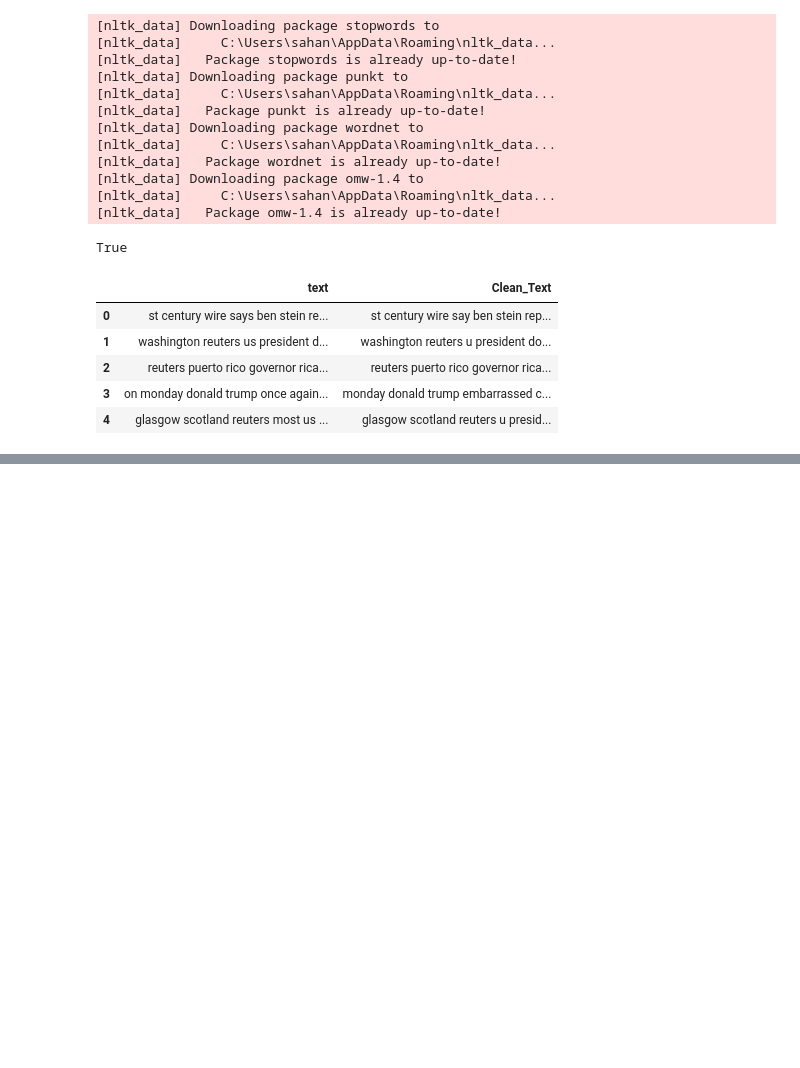
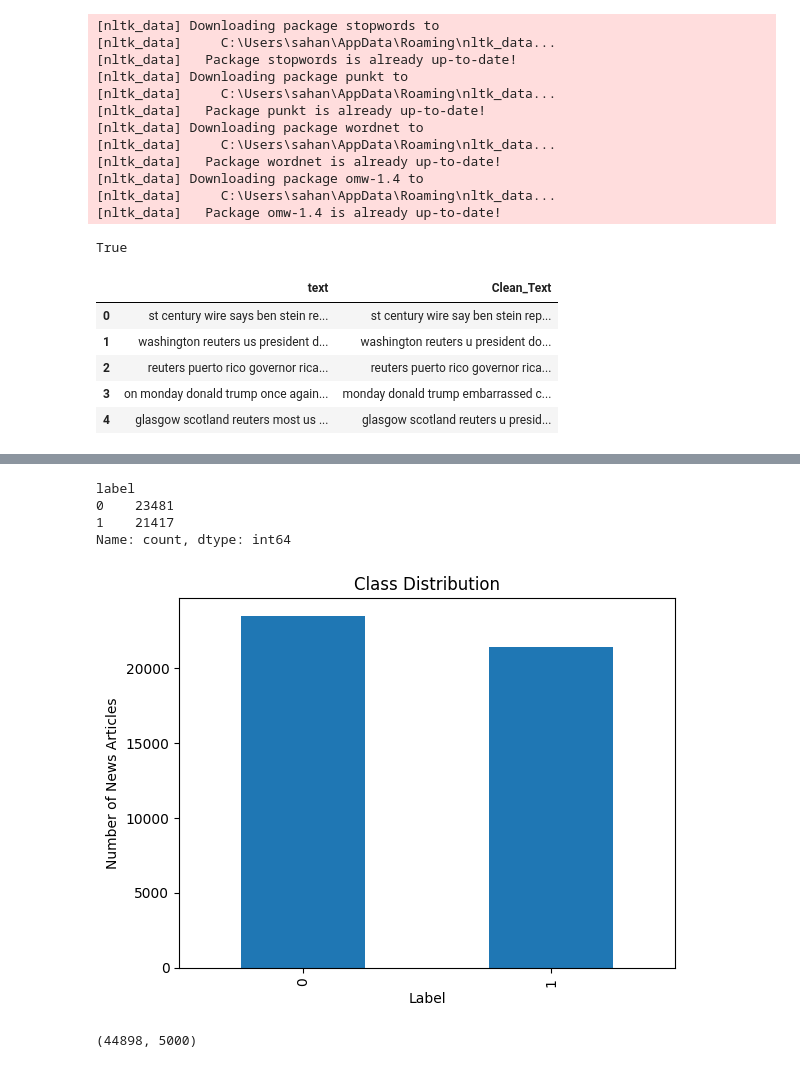
Before and after one commit to Dewnan/NLP_Group_15, a Jupyter notebook: notebooks/sahan_random_forest.ipynb, the cells around one changed output, grey strips where cells are left out. Cells and saved outputs as stored; diff of their text form; code cells hidden in the pictures; blank space fills up the shorter version.

```diff
--- a/notebooks/sahan_random_forest.ipynb
+++ b/notebooks/sahan_random_forest.ipynb
@@ -139,0 +168,19 @@ print(df["Clean_Text"].isnull().sum())
+# %%
+print(df["label"].value_counts())
+# %% [output]
+label
+0    23481
+1    21417
+Name: count, dtype: int64
+# %%
+import matplotlib.pyplot as plt
+
+df["label"].value_counts().plot(kind="bar")
+
+plt.title("Class Distribution")
+plt.xlabel("Label")
+plt.ylabel("Number of News Articles")
+
+plt.show()
+# %% [output]
+[figure, added]
@@ -139,0 +189,12 @@ print(df["Clean_Text"].isnull().sum())
+# %%
+from sklearn.feature_extraction.text import TfidfVectorizer
+
+tfidf = TfidfVectorizer(max_features=5000)
+
+X = tfidf.fit_transform(df["Clean_Text"])
+
+y = df["label"]
+
+print(X.shape)
+# %% [output]
+(44898, 5000)
```
Also changed, not shown: parts of 13 cells of this notebook.
